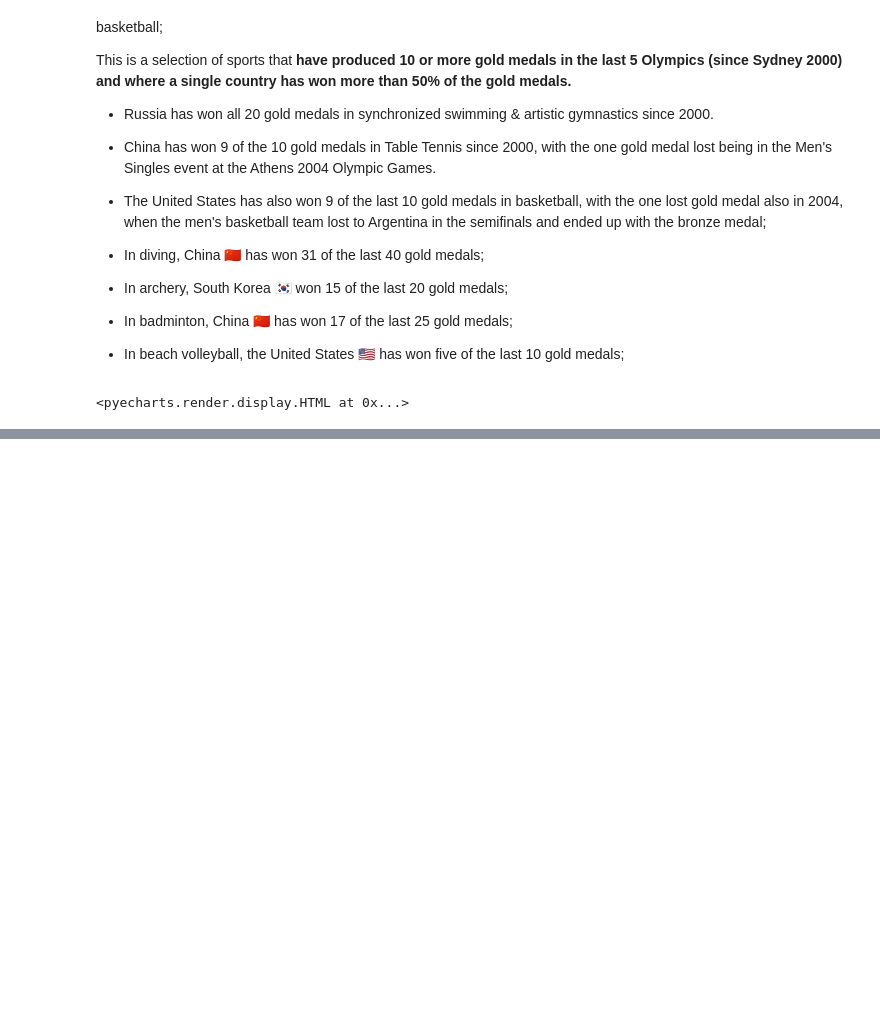
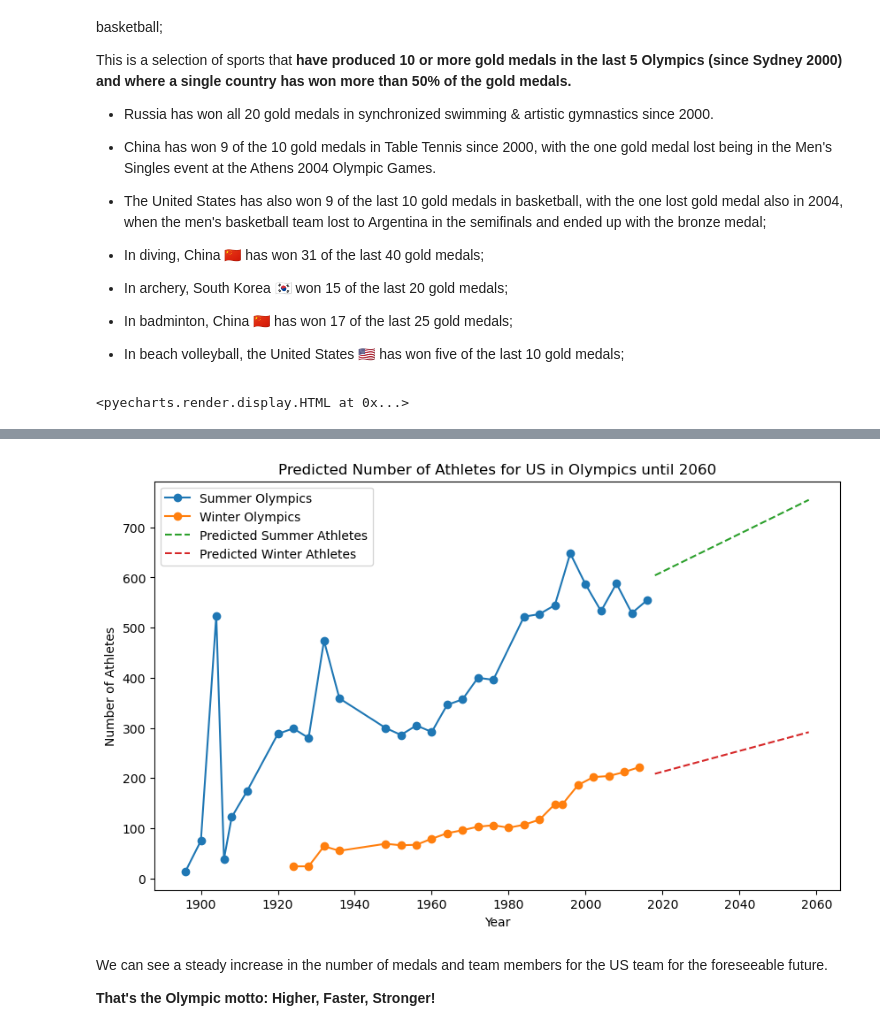
Before and after one commit to garry20010514/cmps3160, a Jupyter notebook: project_milestone2.ipynb, the cells around one changed output, grey strips where cells are left out. Drawn from its saved outputs; the diff is of its cells as text; code cells hidden in the pictures; blank space fills up the shorter version.

```diff
--- a/project_milestone2.ipynb
+++ b/project_milestone2.ipynb
@@ -1414,0 +1472,36 @@ pie.render_notebook()
+# %%
+athlete = US_data.groupby(['Year', 'Season'])['Name'].nunique().reset_index()
+athlete.columns = ['Year', 'Season', 'Nums']
+athlete = athlete.sort_values(by="Year" , ascending=True)
+
+summer_athletes = athlete[athlete['Season'] == 'Summer']
+winter_athletes = athlete[athlete['Season'] == 'Winter']
+
+# Train models
+summer_athlete_model = LinearRegression()
+summer_athlete_model.fit(summer_athletes['Year'].values.reshape(-1, 1), summer_athletes['Nums'].values.reshape(-1, 1))
+
+winter_athlete_model = LinearRegression()
+winter_athlete_model.fit(winter_athletes['Year'].values.reshape(-1, 1), winter_athletes['Nums'].values.reshape(-1, 1))
+
+# Predict until 2060
+predicted_summer_athletes = summer_athlete_model.predict(future_years.reshape(-1, 1))
+predicted_winter_athletes = winter_athlete_model.predict(future_years.reshape(-1, 1))
+
+# Plot the prediction results
+plt.figure(figsize=(10, 6))
+plt.plot(summer_athletes['Year'], summer_athletes['Nums'], 'o-', label='Summer Olympics')
+plt.plot(winter_athletes['Year'], winter_athletes['Nums'], 'o-', label='Winter Olympics')
+plt.plot(future_years, predicted_summer_athletes, '--', label='Predicted Summer Athletes')
+plt.plot(future_years, predicted_winter_athletes, '--', label='Predicted Winter Athletes')
+plt.xlabel('Year')
+plt.ylabel('Number of Athletes')
+plt.title('Predicted Number of Athletes for US in Olympics until 2060')
+plt.legend()
+plt.show()
+# %% [output]
+[figure, added]
+# %% [markdown]
+We can see a steady increase in the number of medals and team members for the US team for the foreseeable future.
+
+**That's the Olympic motto: Higher, Faster, Stronger!**
```
Also changed, not shown: parts of 5 cells of this notebook, 1 other file.
